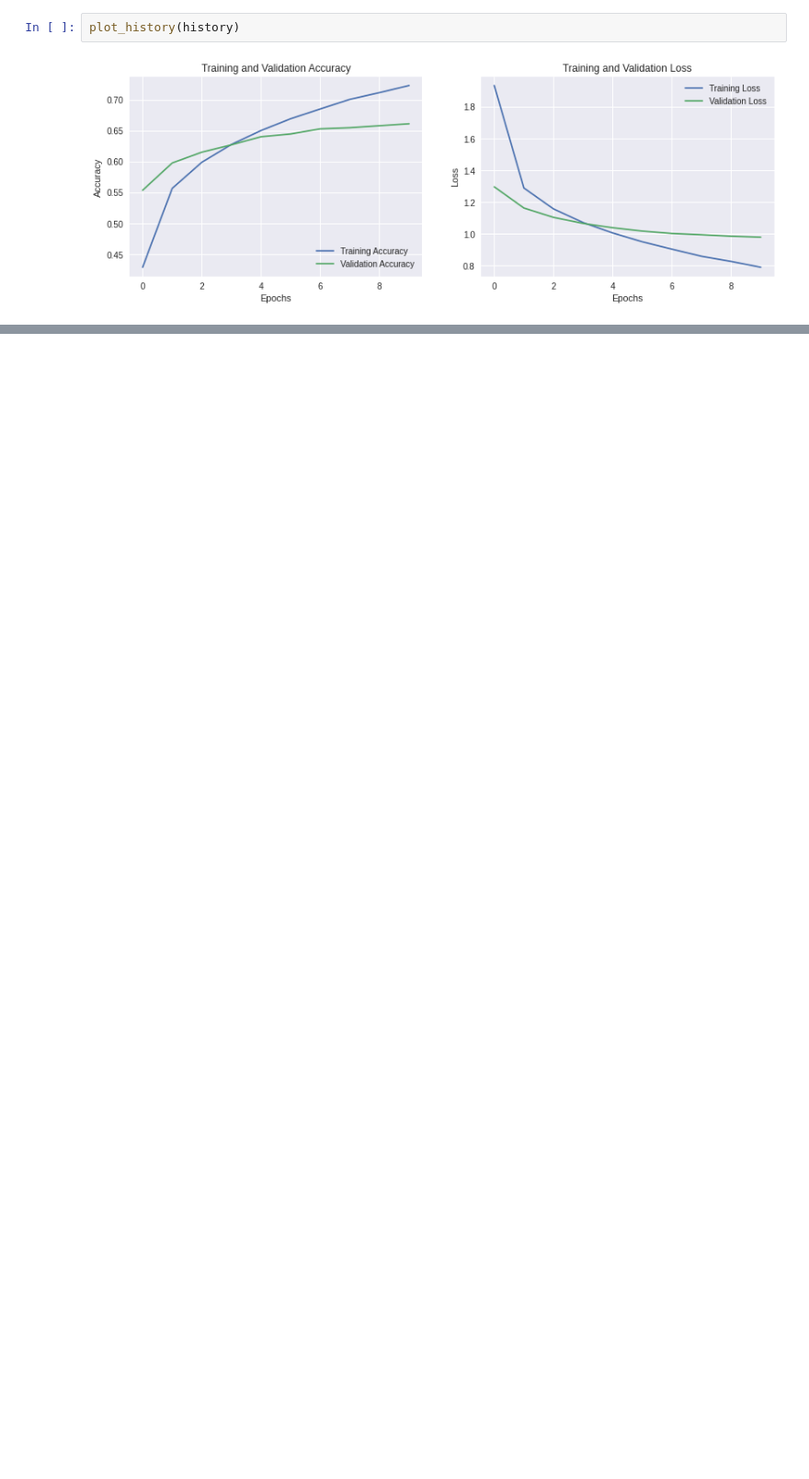
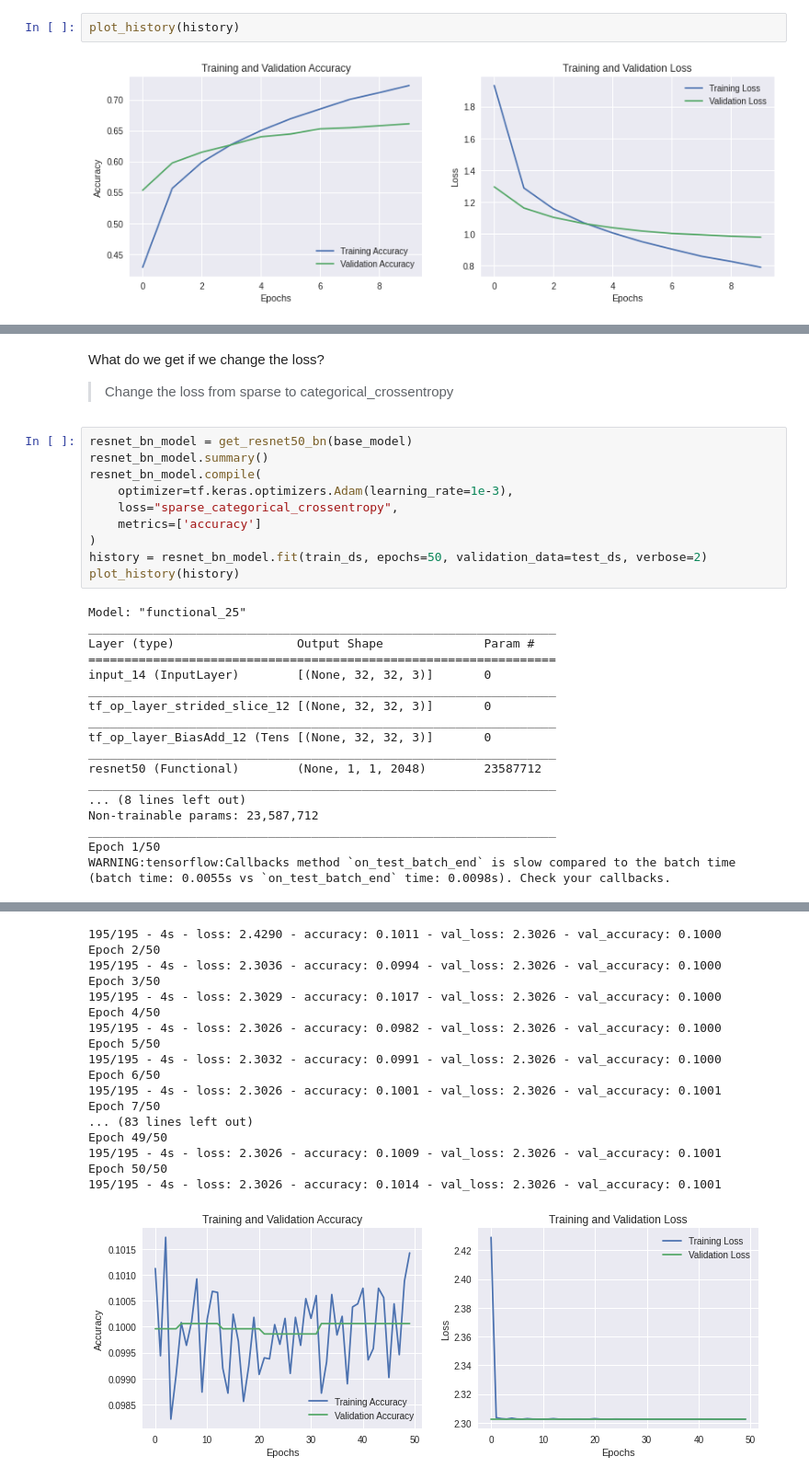
Before and after one commit to katnoria/cifar10-classifiers, a Jupyter notebook: notebooks/tfds-classification-test.ipynb, the cells around one changed output, grey strips where cells are left out. Shown at 92% size. Drawn from its saved outputs; the diff is of its cells as text; blank space fills up the shorter version.

```diff
--- a/notebooks/tfds-classification-test.ipynb
+++ b/notebooks/tfds-classification-test.ipynb
@@ -472,0 +607,31 @@ plot_history(history)
+# %% [markdown]
+What do we get if we change the loss?
+> Change the loss from sparse to categorical_crossentropy
+# %%
+resnet_bn_model = get_resnet50_bn(base_model)
+resnet_bn_model.summary()
+resnet_bn_model.compile(
+    optimizer=tf.keras.optimizers.Adam(learning_rate=1e-3),
+    loss="sparse_categorical_crossentropy",
+    metrics=['accuracy']
+)
+history = resnet_bn_model.fit(train_ds, epochs=50, validation_data=test_ds, verbose=2)
+plot_history(history)
+# %% [output]
+Model: "functional_25"
+_________________________________________________________________
+Layer (type)                 Output Shape              Param #
+=================================================================
+input_14 (InputLayer)        [(None, 32, 32, 3)]       0
+_________________________________________________________________
+tf_op_layer_strided_slice_12 [(None, 32, 32, 3)]       0
+_________________________________________________________________
+tf_op_layer_BiasAdd_12 (Tens [(None, 32, 32, 3)]       0
+_________________________________________________________________
+resnet50 (Functional)        (None, 1, 1, 2048)        23587712
+_________________________________________________________________
+... (8 lines left out)
+Non-trainable params: 23,587,712
+_________________________________________________________________
+Epoch 1/50
+WARNING:tensorflow:Callbacks method `on_test_batch_end` is slow compared to the batch time (batch time: 0.0055s vs `on_test_batch_end` time: 0.0098s). Check your callbacks.
@@ -472,0 +639,18 @@ plot_history(history)
+195/195 - 4s - loss: 2.4290 - accuracy: 0.1011 - val_loss: 2.3026 - val_accuracy: 0.1000
+Epoch 2/50
+195/195 - 4s - loss: 2.3036 - accuracy: 0.0994 - val_loss: 2.3026 - val_accuracy: 0.1000
+Epoch 3/50
+195/195 - 4s - loss: 2.3029 - accuracy: 0.1017 - val_loss: 2.3026 - val_accuracy: 0.1000
+Epoch 4/50
+195/195 - 4s - loss: 2.3026 - accuracy: 0.0982 - val_loss: 2.3026 - val_accuracy: 0.1000
+Epoch 5/50
+195/195 - 4s - loss: 2.3032 - accuracy: 0.0991 - val_loss: 2.3026 - val_accuracy: 0.1000
+Epoch 6/50
+195/195 - 4s - loss: 2.3026 - accuracy: 0.1001 - val_loss: 2.3026 - val_accuracy: 0.1001
+Epoch 7/50
+... (83 lines left out)
+Epoch 49/50
+195/195 - 4s - loss: 2.3026 - accuracy: 0.1009 - val_loss: 2.3026 - val_accuracy: 0.1001
+Epoch 50/50
+195/195 - 4s - loss: 2.3026 - accuracy: 0.1014 - val_loss: 2.3026 - val_accuracy: 0.1001
+[figure, added]
```
Also changed, not shown: parts of 17 cells of this notebook, 1 other file.
